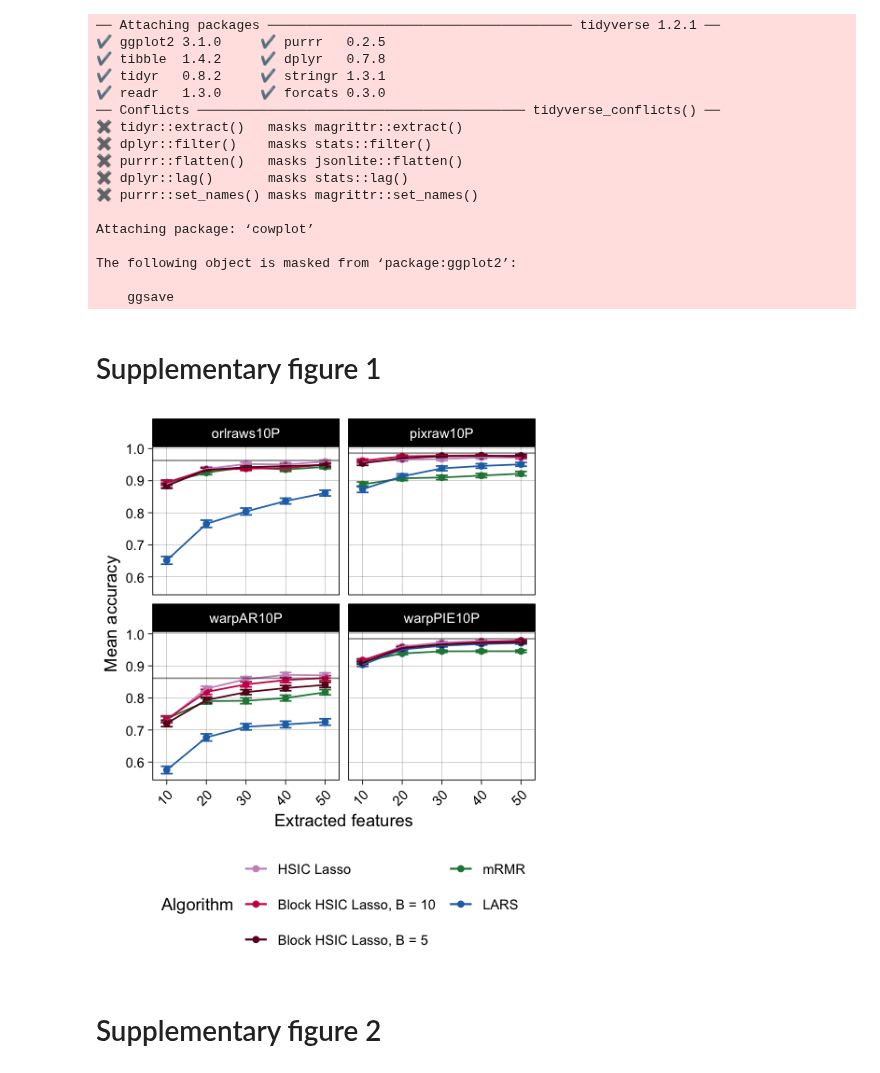
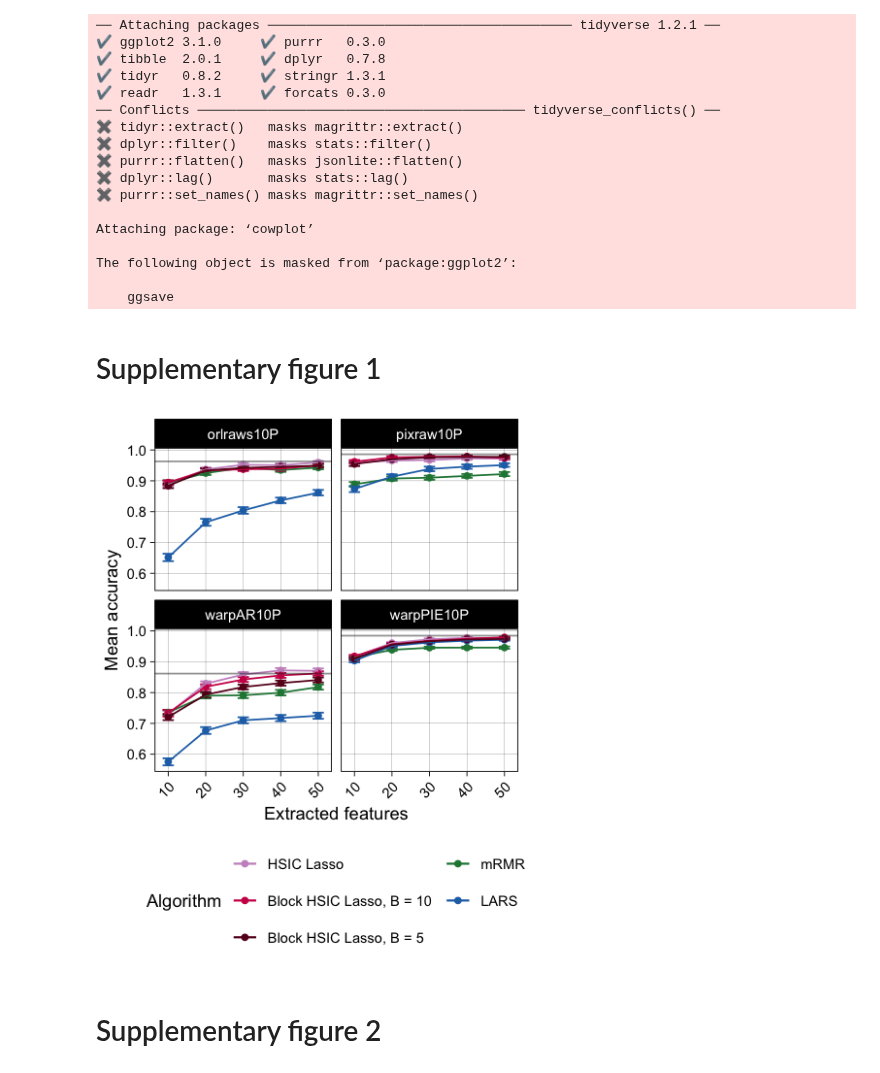
Before and after one commit to hclimente/nori, a Jupyter notebook: doc/supplementary_figures.ipynb, the cells around one changed output. Cells and saved outputs as stored; diff of their text form; code cells hidden in the pictures.

```diff
--- a/doc/supplementary_figures.ipynb
+++ b/doc/supplementary_figures.ipynb
@@ -13,12 +13,15 @@ palette <- c('HSIC Lasso' = '#c994c7',
              'Raw' = 'gray70')
 samples <-  c('100 samples', '1000 samples', '10000 samples')
 feats <-  c('1000 features', '2500 features', '5000 features', '10000 features')
+methods <- c('HSIC Lasso', 'Block HSIC Lasso, B = 50',
+             'Block HSIC Lasso, B = 20','Block HSIC Lasso, B = 10',
+             'Block HSIC Lasso, B = 5', 'mRMR', 'LARS')
 # %% [output]
 ── Attaching packages ─────────────────────────────────────── tidyverse 1.2.1 ──
-✔ ggplot2 3.1.0     ✔ purrr   0.2.5
-✔ tibble  1.4.2     ✔ dplyr   0.7.8
+✔ ggplot2 3.1.0     ✔ purrr   0.3.0
+✔ tibble  2.0.1     ✔ dplyr   0.7.8
 ✔ tidyr   0.8.2     ✔ stringr 1.3.1
-✔ readr   1.3.0     ✔ forcats 0.3.0
+✔ readr   1.3.1     ✔ forcats 0.3.0
 ── Conflicts ────────────────────────────────────────── tidyverse_conflicts() ──
 ✖ tidyr::extract()   masks magrittr::extract()
 ✖ dplyr::filter()    masks stats::filter()
@@ -80,10 +83,10 @@ face_recognition <- prediction_img %>%
         facet_wrap(~label, nrow = 2) +
         guides(color = guide_legend(nrow = 3, byrow = TRUE))
 # %%
-ggsave('img/supp_figure_1.pdf', face_recognition, width = 4, height = 5)
-options(repr.plot.width = 4, repr.plot.height = 5)
+ggsave('img/Climente-Gonzalez.11.sup.1.pdf', face_recognition, width = 3.7, height = 4.8, dpi = 1200)
+options(repr.plot.width = 3.7, repr.plot.height = 4.8)
 face_recognition
 # %% [output]
-[figure, old version]
+[figure, new version]
 # %% [markdown]
 # Supplementary figure 2
```
Also changed, not shown: parts of 8 cells of this notebook, 30 other files.
